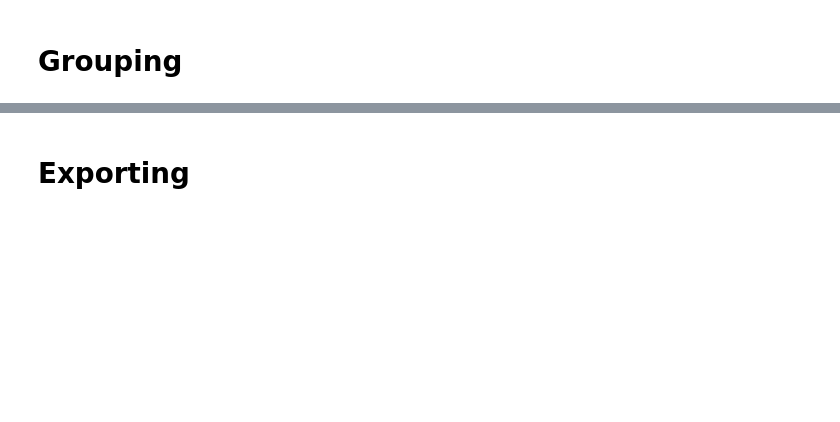
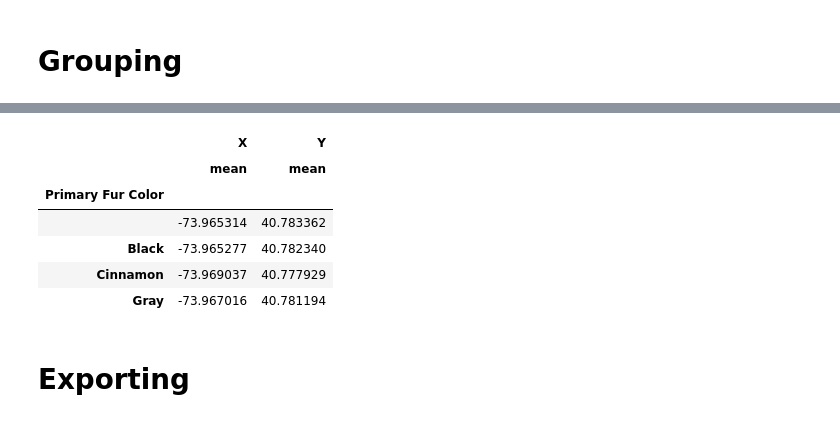
Before and after one commit to mnav0/dam-lab-pandas, a Jupyter notebook: intro.ipynb, the cells around one changed output, grey strips where cells are left out. Cells and saved outputs as stored; diff of their text form; code cells hidden in the pictures; blank space fills up the shorter version.

```diff
--- a/intro.ipynb
+++ b/intro.ipynb
@@ -108,3 +307,14 @@ squirrels_df.groupby('Age')['Foraging'].value_counts()
+# %%
+#which latitude and longitudes are most common for different fur colors?
+squirrels_df.groupby("Primary Fur Color").agg({'X': ['mean'], 'Y': ['mean']})
+# %% [output]
+|  | X | Y |
+|  | mean | mean |
+| Primary Fur Color |  |  |
+|  | -73.965314 | 40.783362 |
+| Black | -73.965277 | 40.782340 |
+| Cinnamon | -73.969037 | 40.777929 |
+| Gray | -73.967016 | 40.781194 |
 # %% [markdown]
 # Exporting
 # %%
```
Also changed, not shown: parts of 19 cells of this notebook.
